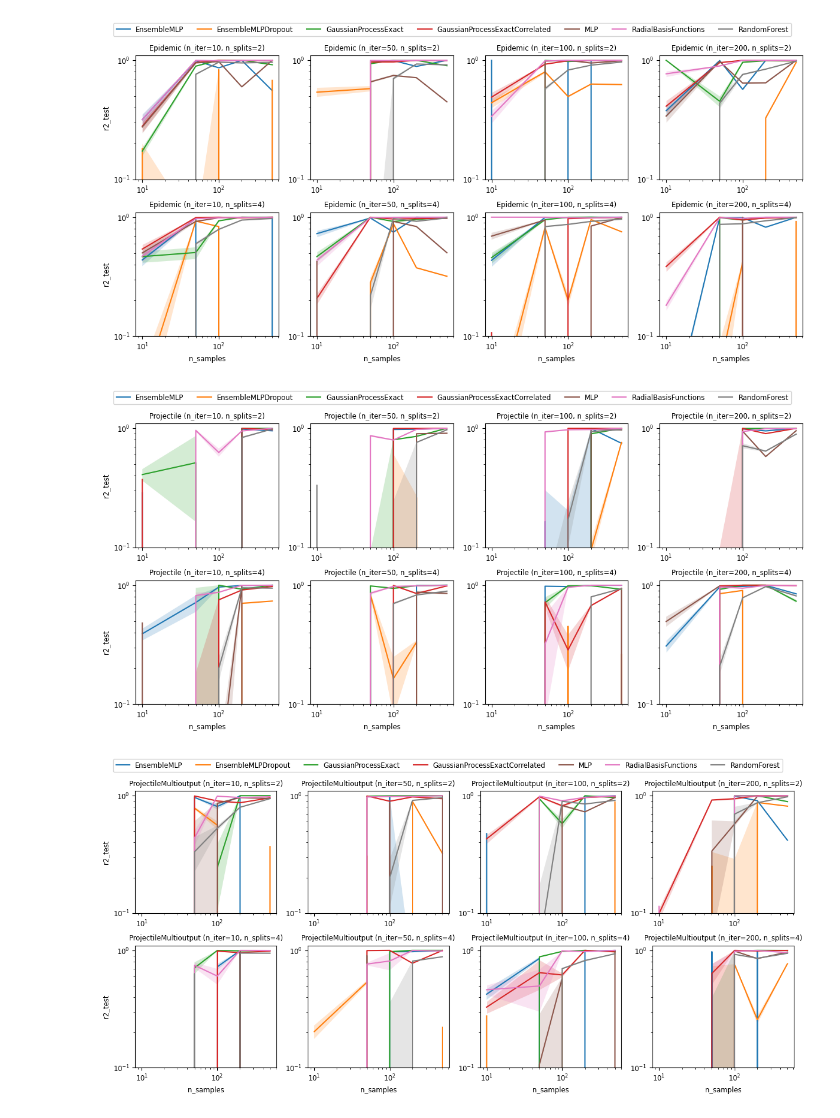
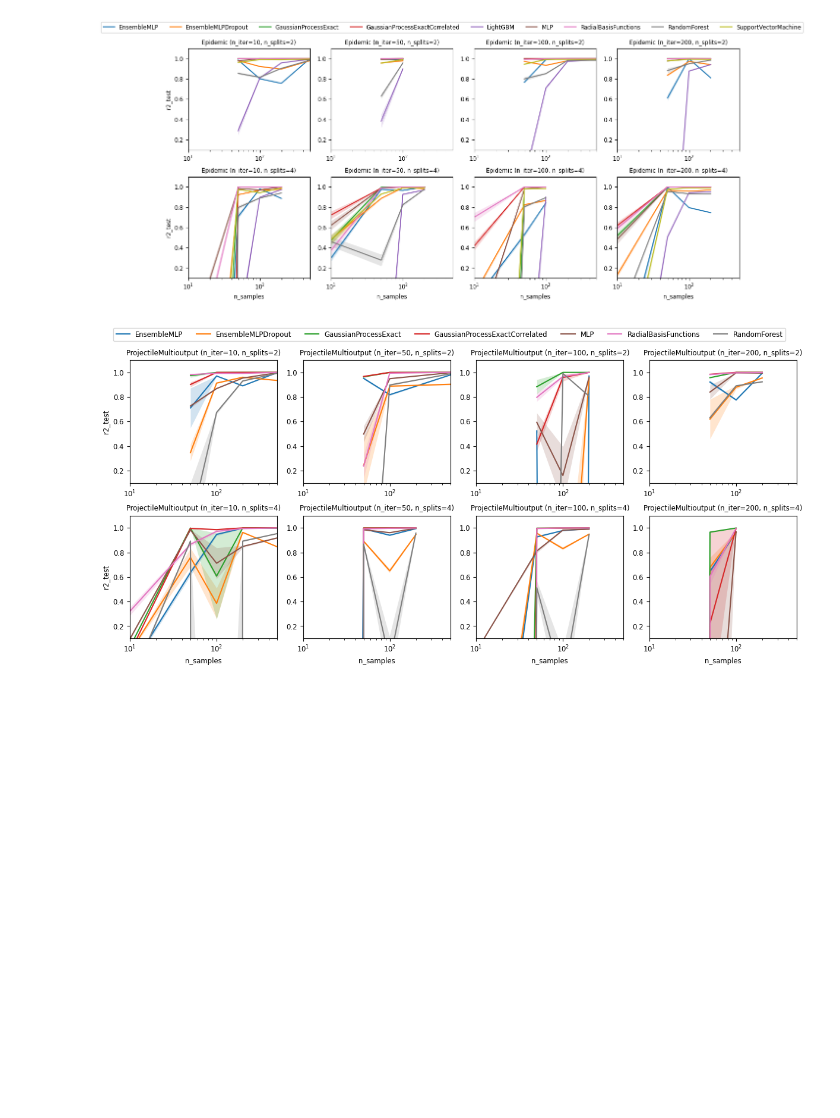
Before and after one commit to alan-turing-institute/autoemulate, a Jupyter notebook: autoemulate/experimental/exploratory/plot_benchmark.ipynb, the cells around one changed output. Saved outputs shown, nothing was run; the diff lists cells and outputs as text; code cells hidden in the pictures; blank space fills up the shorter version.

Commit message:
Update plot_benchmarks.ipynb

```diff
--- a/autoemulate/experimental/exploratory/plot_benchmark.ipynb
+++ b/autoemulate/experimental/exploratory/plot_benchmark.ipynb
@@ -3,7 +3,7 @@ import matplotlib.pyplot as plt
 import numpy as np
 import pandas as pd
 
-df = pd.read_csv("https://github.com/user-attachments/files/21228121/benchmark_results.csv")
+df = pd.read_csv("https://github.com/user-attachments/files/21237007/benchmark_results.csv")
 df.shape
 
 N_BOOTSTRAPS=100
@@ -35,10 +35,11 @@ def generate_plots(df, metric="r2_train", exclude = ["SupportVectorMachine", "Li
                     ste = group_sorted[f"{metric}_std"] / np.sqrt(N_BOOTSTRAPS)
                     ax.fill_between(group_sorted["n_samples"], mean - ste, mean + ste, alpha=0.2, lw=0, color=color[name])
                 ax.set_ylim(0.1, 1.1)
+                ax.set_xlim(df["n_samples"].min(), df["n_samples"].max())
                 ax.axhline(0., lw=0.5, ls="--", c="grey", alpha=0.5, zorder=-1)
 
                 ax.set_xscale("log")
-                ax.set_yscale("log")
+                # ax.set_yscale("log")
                 if col_idx == 0:
                     ax.set_ylabel(metric, size=fontsize)
                 if row_idx == len(n_splits_list)-1:
@@ -53,9 +54,9 @@ def generate_plots(df, metric="r2_train", exclude = ["SupportVectorMachine", "Li
         plt.subplots_adjust(top=0.88)
 
         plt.show()
-
-generate_plots(df, metric="r2_test")
-# %% [output]
-[figure, removed]
-[figure, removed]
-[figure, removed]
+# %%
+generate_plots(df, metric="r2_test", exclude=[])
+# generate_plots(df, metric="r2_test", exclude=["EnsembleMLP", "EnsembleMLPDropout", "RandomForest", "LightGBM", "SupportVectorMachine", "RadialBasisFunctions"])
+# %% [output]
+[figure, added]
+[figure, added]
```
